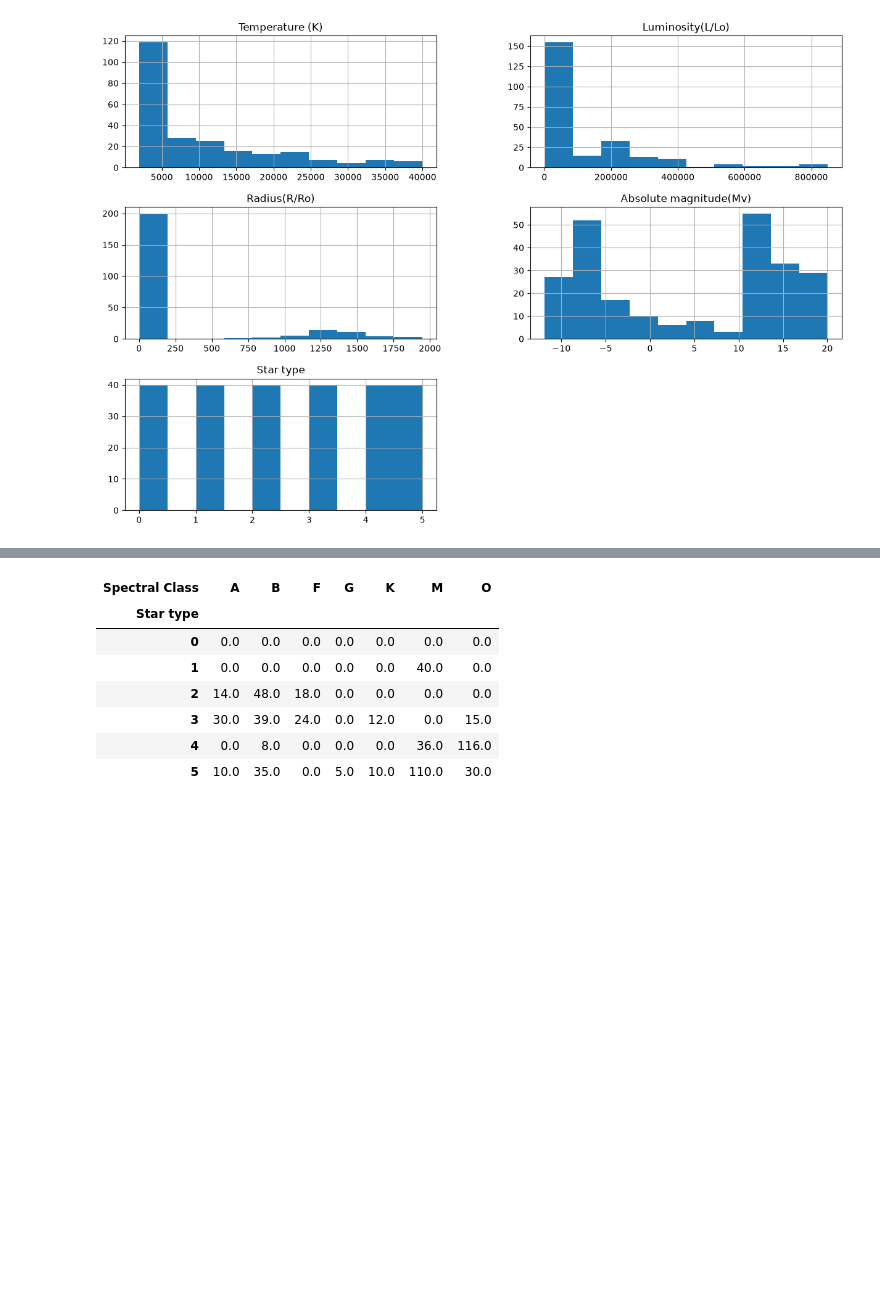
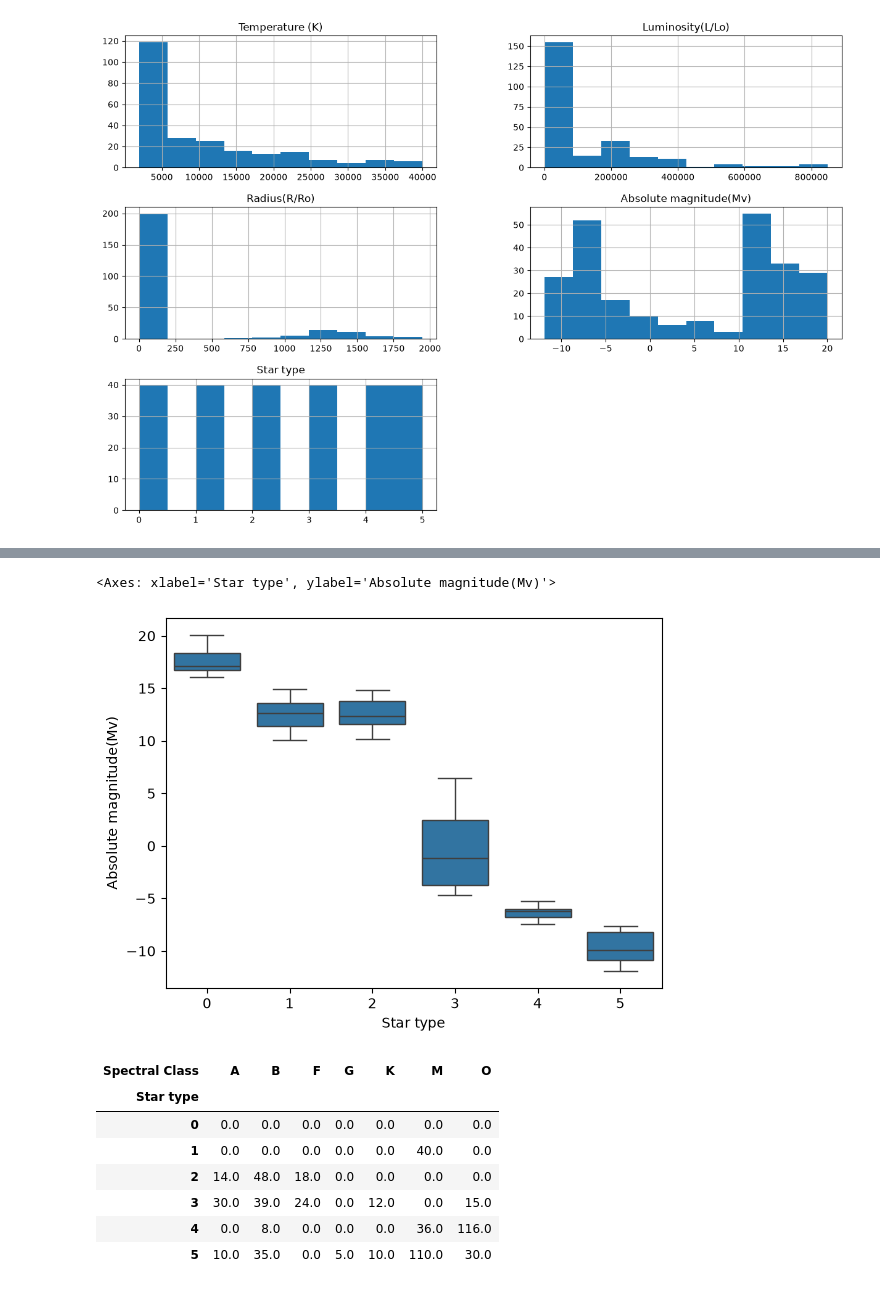
Before and after one commit to id2591/ProjectPBDE, a Jupyter notebook: StarDescriptive.ipynb, the cells around one changed output, grey strips where cells are left out. Saved outputs shown, nothing was run; the diff lists cells and outputs as text; code cells hidden in the pictures; blank space fills up the shorter version.

```diff
--- a/StarDescriptive.ipynb
+++ b/StarDescriptive.ipynb
@@ -34,3 +49,8 @@ array([[<Axes: title={'center': 'Temperature (K)'}>,
+# %%
+sns.boxplot(data=star, x='Star type', y='Absolute magnitude(Mv)')
+# %% [output]
+<Axes: xlabel='Star type', ylabel='Absolute magnitude(Mv)'>
+[figure, added]
 # %%
 agg_spectral = star.groupby(['Star type', 'Spectral Class'])['Star type'].sum().unstack().fillna(0)
 agg_spectral
```
Also changed, not shown: parts of 5 cells of this notebook.
